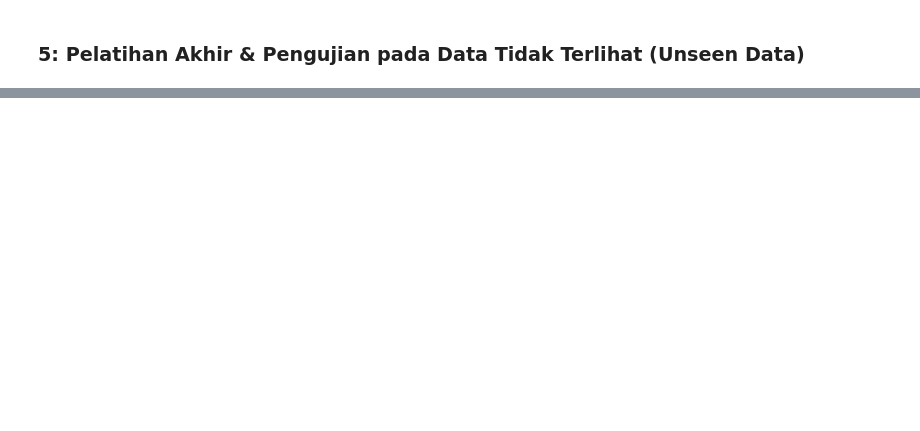
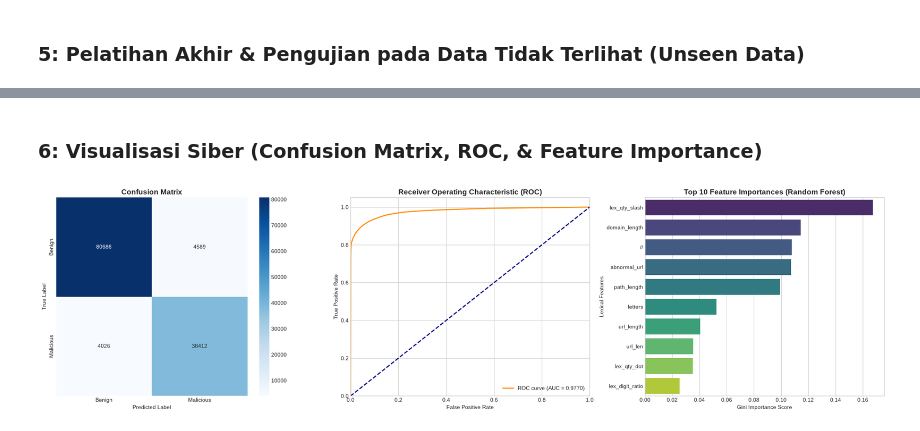
Before and after one commit to dionazani/my-midterm_exam-midmalcurl-202607071300, a Jupyter notebook: notebooks/03_model_training_rf.ipynb, the cells around one changed output, grey strips where cells are left out. Cells and saved outputs as stored; diff of their text form; code cells hidden in the pictures; blank space fills up the shorter version.

```diff
--- a/notebooks/03_model_training_rf.ipynb
+++ b/notebooks/03_model_training_rf.ipynb
@@ -117,0 +136,41 @@ print(f"ROC-AUC Score: {roc_auc_score(y_test, y_pred_proba):.4f}")
+# %% [markdown]
+### 6: Visualisasi Siber (Confusion Matrix, ROC, & Feature Importance)
+# %%
+# Setup Figure Canvas
+fig, axes = plt.subplots(1, 3, figsize=(22, 6))
+
+# 1. Analisis Confusion Matrix (Fokus pada kuadran False Negative di kiri bawah)
+cm = confusion_matrix(y_test, y_pred)
+sns.heatmap(cm, annot=True, fmt='d', cmap='Blues', ax=axes[0],
+            xticklabels=['Benign', 'Malicious'],
+            yticklabels=['Benign', 'Malicious'])
+axes[0].set_title('Confusion Matrix', fontsize=14, fontweight='bold')
+axes[0].set_xlabel('Predicted Label')
+axes[0].set_ylabel('True Label')
+
+# 2. Kurva ROC (Receiver Operating Characteristic)
+fpr, tpr, thresholds = roc_curve(y_test, y_pred_proba)
+roc_auc = auc(fpr, tpr)
+axes[1].plot(fpr, tpr, color='darkorange', lw=2, label=f'ROC curve (AUC = {roc_auc:.4f})')
+axes[1].plot([0, 1], [0, 1], color='navy', lw=2, linestyle='--')
+axes[1].set_xlim([0.0, 1.0])
+axes[1].set_ylim([0.0, 1.05])
+axes[1].set_xlabel('False Positive Rate')
+axes[1].set_ylabel('True Positive Rate')
+axes[1].set_title('Receiver Operating Characteristic (ROC)', fontsize=14, fontweight='bold')
+axes[1].legend(loc="lower right")
+
+# 3. Analisis Feature Importance (Top 10)
+importances = rf_model.feature_importances_
+indices = np.argsort(importances)[::-1][:10] # Ambil 10 teratas
+top_features = X.columns[indices]
+
+sns.barplot(x=importances[indices], y=top_features, palette='viridis', ax=axes[2])
+axes[2].set_title('Top 10 Feature Importances (Random Forest)', fontsize=14, fontweight='bold')
+axes[2].set_xlabel('Gini Importance Score')
+axes[2].set_ylabel('Lexical Features')
+
+plt.tight_layout()
+plt.show()
+# %% [output]
+[figure, added]
```
Also changed, not shown: parts of 2 cells of this notebook, 5 other files.
